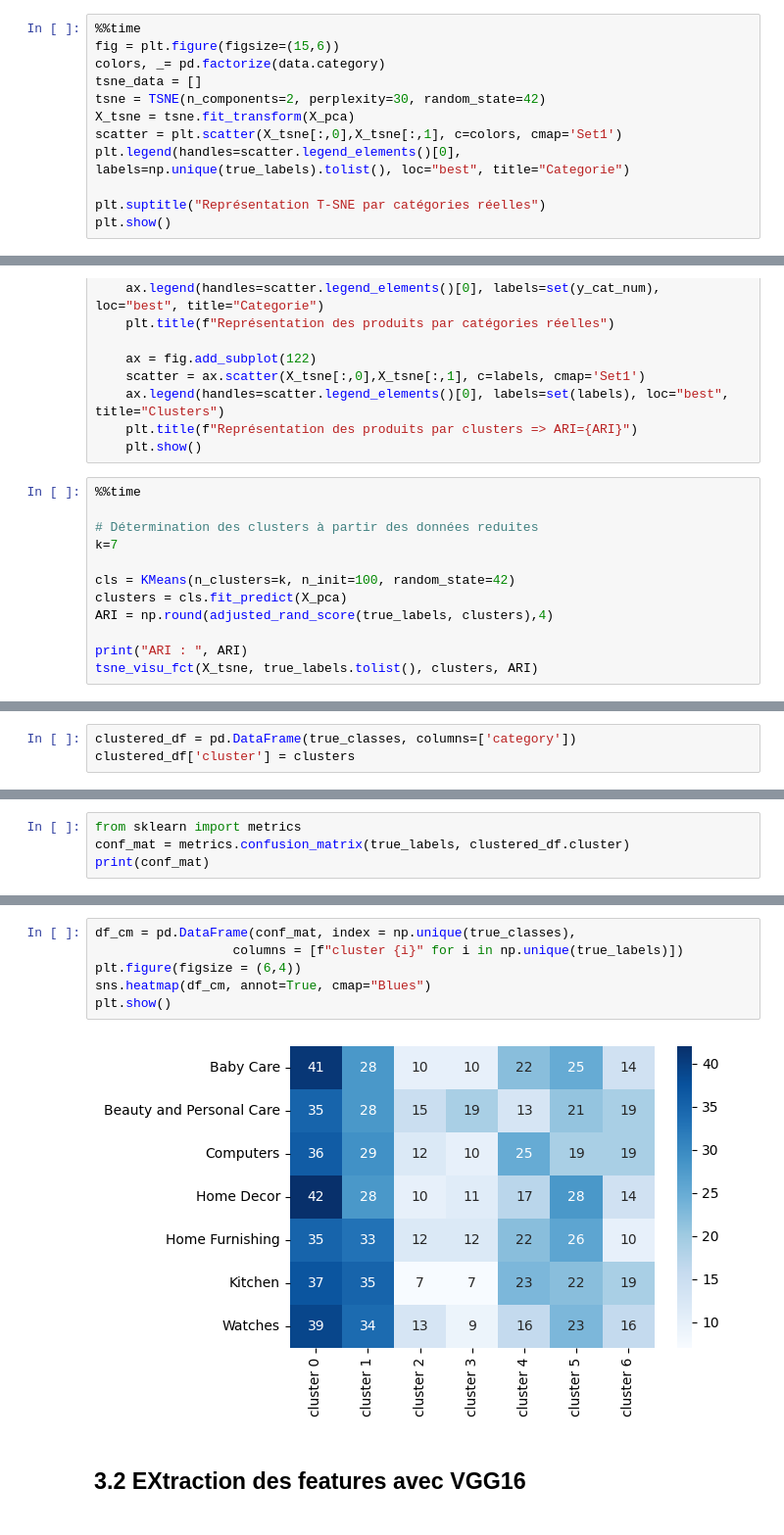
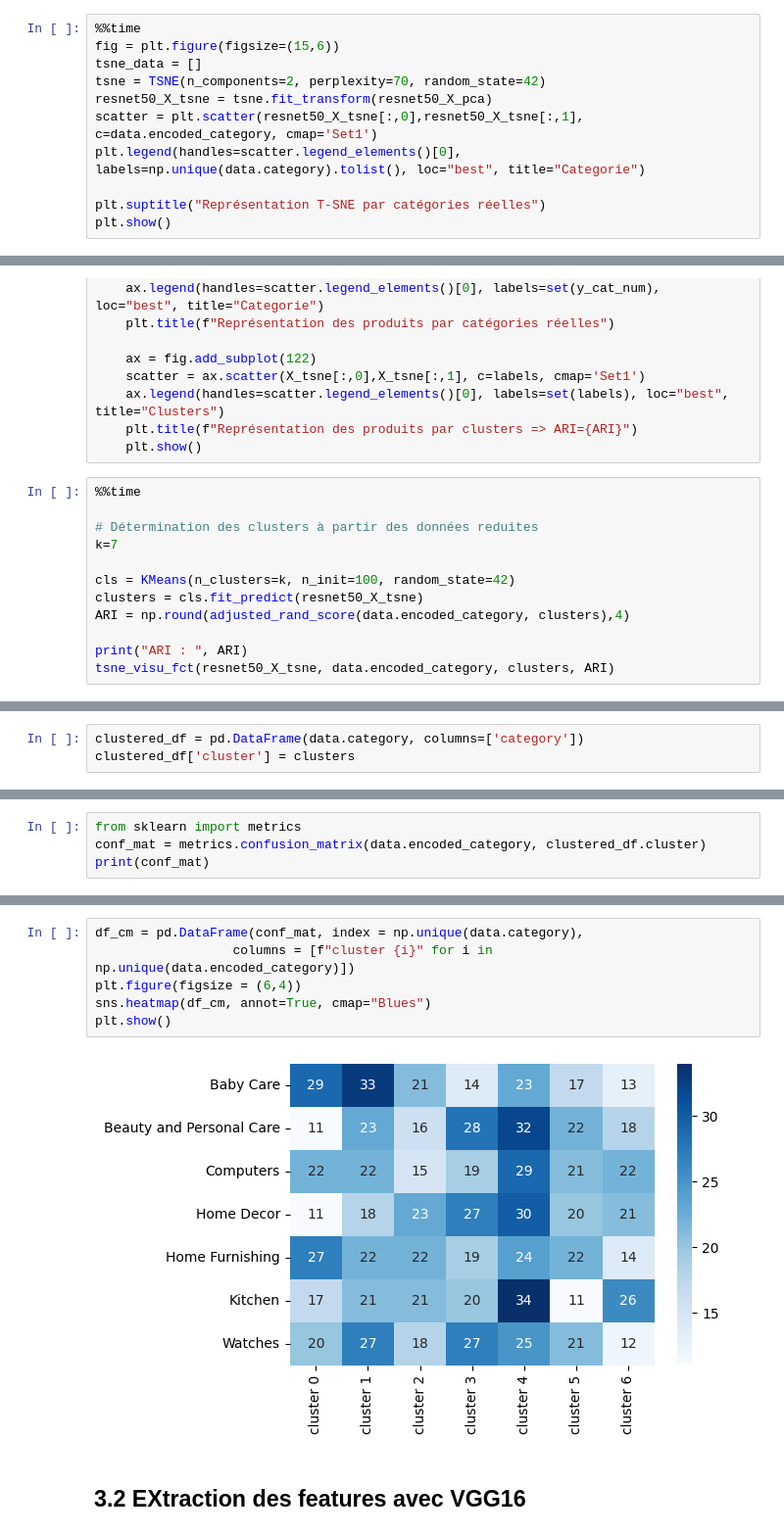
Before and after one commit to amadousysada/classification-automatiquement-des-biens-de-consommation, a Jupyter notebook: classification.ipynb, the cells around one changed output, grey strips where cells are left out. Shown at 98% size. Drawn from its saved outputs; the diff is of its cells as text.

```diff
--- a/classification.ipynb
+++ b/classification.ipynb
@@ -170,12 +254,11 @@ array([[ 12.846517  ,  -4.2570143 , -12.45329   , ...,   0.70930374,
 # %%
 %%time
 fig = plt.figure(figsize=(15,6))
-colors, _= pd.factorize(data.category)
 tsne_data = []
-tsne = TSNE(n_components=2, perplexity=30, random_state=42)
-X_tsne = tsne.fit_transform(X_pca)
-scatter = plt.scatter(X_tsne[:,0],X_tsne[:,1], c=colors, cmap='Set1')
-plt.legend(handles=scatter.legend_elements()[0], labels=np.unique(true_labels).tolist(), loc="best", title="Categorie")
+tsne = TSNE(n_components=2, perplexity=70, random_state=42)
+resnet50_X_tsne = tsne.fit_transform(resnet50_X_pca)
+scatter = plt.scatter(resnet50_X_tsne[:,0],resnet50_X_tsne[:,1], c=data.encoded_category, cmap='Set1')
+plt.legend(handles=scatter.legend_elements()[0], labels=np.unique(data.category).tolist(), loc="best", title="Categorie")
 
 plt.suptitle("Représentation T-SNE par catégories réelles")
 plt.show()
@@ -206,9 +289,9 @@ def tsne_visu_fct(X_tsne, y_cat_num, labels, ARI):
 k=7
 
 cls = KMeans(n_clusters=k, n_init=100, random_state=42)
-clusters = cls.fit_predict(X_pca)
-ARI = np.round(adjusted_rand_score(true_labels, clusters),4)
+clusters = cls.fit_predict(resnet50_X_tsne)
+ARI = np.round(adjusted_rand_score(data.encoded_category, clusters),4)
 
 print("ARI : ", ARI)
-tsne_visu_fct(X_tsne, true_labels.tolist(), clusters, ARI)
+tsne_visu_fct(resnet50_X_tsne, data.encoded_category, clusters, ARI)
 # %% [output]
@@ -219,5 +302,5 @@ Wall time: 1.17 s
 # %%
-clustered_df = pd.DataFrame(true_classes, columns=['category'])
+clustered_df = pd.DataFrame(data.category, columns=['category'])
 clustered_df['cluster'] = clusters
 # %%
 clustered_df
@@ -258,5 +341,5 @@ clustered_df.groupby("cluster")["category"].value_counts().to_frame().reset_inde
 # %%
 from sklearn import metrics
-conf_mat = metrics.confusion_matrix(true_labels, clustered_df.cluster)
+conf_mat = metrics.confusion_matrix(data.encoded_category, clustered_df.cluster)
 print(conf_mat)
 # %% [output]
@@ -286,10 +369,10 @@ weighted avg       0.15      0.14      0.14      1050
 # %%
-df_cm = pd.DataFrame(conf_mat, index = np.unique(true_classes),
-                  columns = [f"cluster {i}" for i in np.unique(true_labels)])
+df_cm = pd.DataFrame(conf_mat, index = np.unique(data.category),
+                  columns = [f"cluster {i}" for i in np.unique(data.encoded_category)])
 plt.figure(figsize = (6,4))
 sns.heatmap(df_cm, annot=True, cmap="Blues")
 plt.show()
 # %% [output]
-[figure, old version]
+[figure, new version]
 # %% [markdown]
 ## 3.2 EXtraction des features avec VGG16
```
Also changed, not shown: parts of 39 cells of this notebook.
